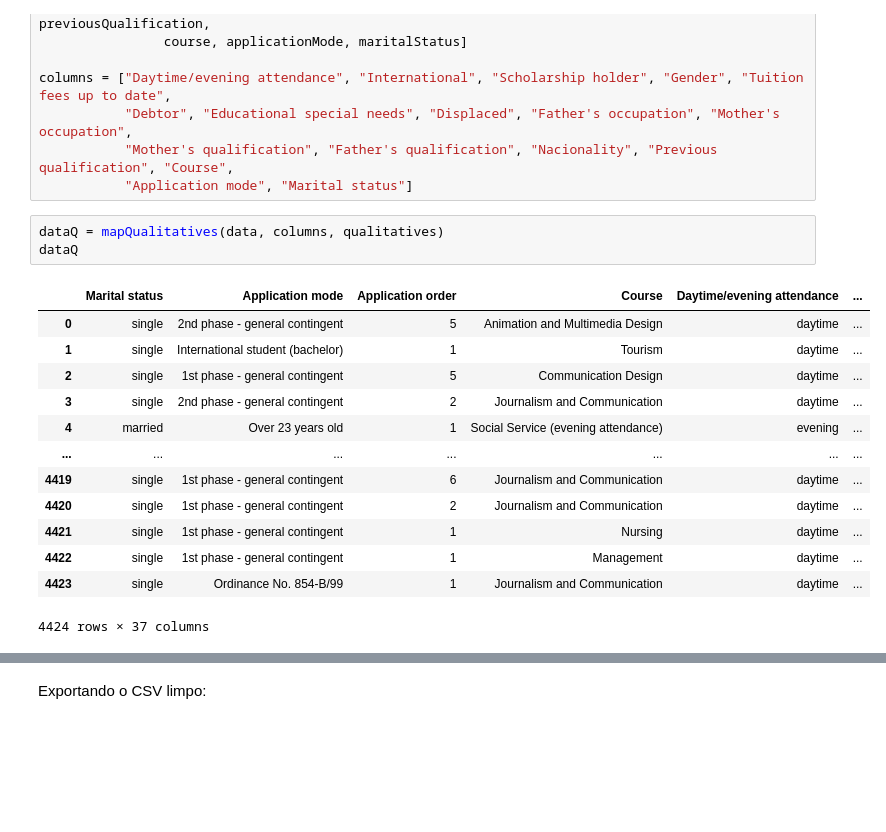
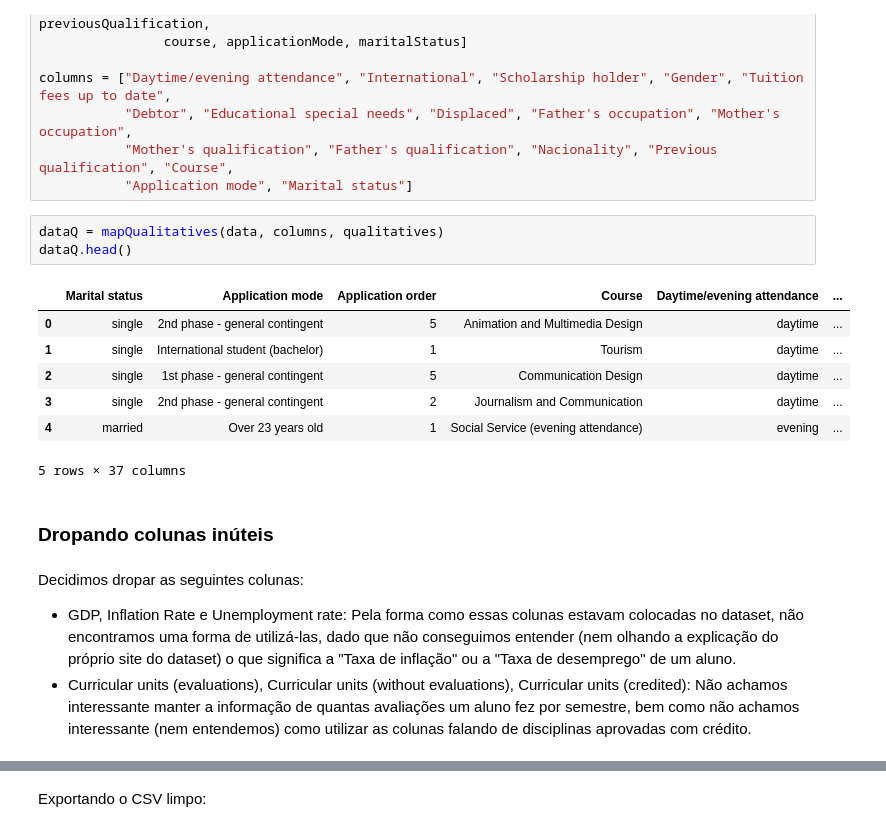
Before and after one commit to schwaad/Student-Dropout-Analysis, a Jupyter notebook: Limpeza_dos_dados.ipynb, the cells around one changed output, grey strips where cells are left out. Drawn from its saved outputs; the diff is of its cells as text; blank space fills up the shorter version.

Commit message:
Dropadas algumas colunas inúteis e exportado o novo csv limpo

```diff
--- a/Limpeza_dos_dados.ipynb
+++ b/Limpeza_dos_dados.ipynb
@@ -250,18 +248,19 @@ columns = ["Daytime/evening attendance", "International", "Scholarship holder",
            "Application mode", "Marital status"]
 # %%
 dataQ = mapQualitatives(data, columns, qualitatives)
-dataQ
+dataQ.head()
 # %% [output]
 |  | Marital status | Application mode | Application order | Course | Daytime/evening attendance | ... |
 | 0 | single | 2nd phase - general contingent | 5 | Animation and Multimedia Design | daytime | ... |
 | 1 | single | International student (bachelor) | 1 | Tourism | daytime | ... |
 | 2 | single | 1st phase - general contingent | 5 | Communication Design | daytime | ... |
 | 3 | single | 2nd phase - general contingent | 2 | Journalism and Communication | daytime | ... |
 | 4 | married | Over 23 years old | 1 | Social Service (evening attendance) | evening | ... |
-| ... | ... | ... | ... | ... | ... | ... |
-| 4419 | single | 1st phase - general contingent | 6 | Journalism and Communication | daytime | ... |
-| 4420 | single | 1st phase - general contingent | 2 | Journalism and Communication | daytime | ... |
-| 4421 | single | 1st phase - general contingent | 1 | Nursing | daytime | ... |
-| 4422 | single | 1st phase - general contingent | 1 | Management | daytime | ... |
-| 4423 | single | Ordinance No. 854-B/99 | 1 | Journalism and Communication | daytime | ... |
-4424 rows × 37 columns
+5 rows × 37 columns
+# %% [markdown]
+### Dropando colunas inúteis
+# %% [markdown]
+Decidimos dropar as seguintes colunas:
+
+- GDP, Inflation Rate e Unemployment rate: Pela forma como essas colunas estavam colocadas no dataset, não encontramos uma forma de utilizá-las, dado que não conseguimos entender (nem olhando a explicação do próprio site do dataset) o que significa a "Taxa de inflação" ou a "Taxa de desemprego" de um aluno.
+- Curricular units (evaluations), Curricular units (without evaluations), Curricular units (credited): Não achamos interessante manter a informação de quantas avaliações um aluno fez por semestre, bem como não achamos interessante (nem entendemos) como utilizar as colunas falando de disciplinas aprovadas com crédito.
```
Also changed, not shown: parts of 2 cells of this notebook, 1 other file.
